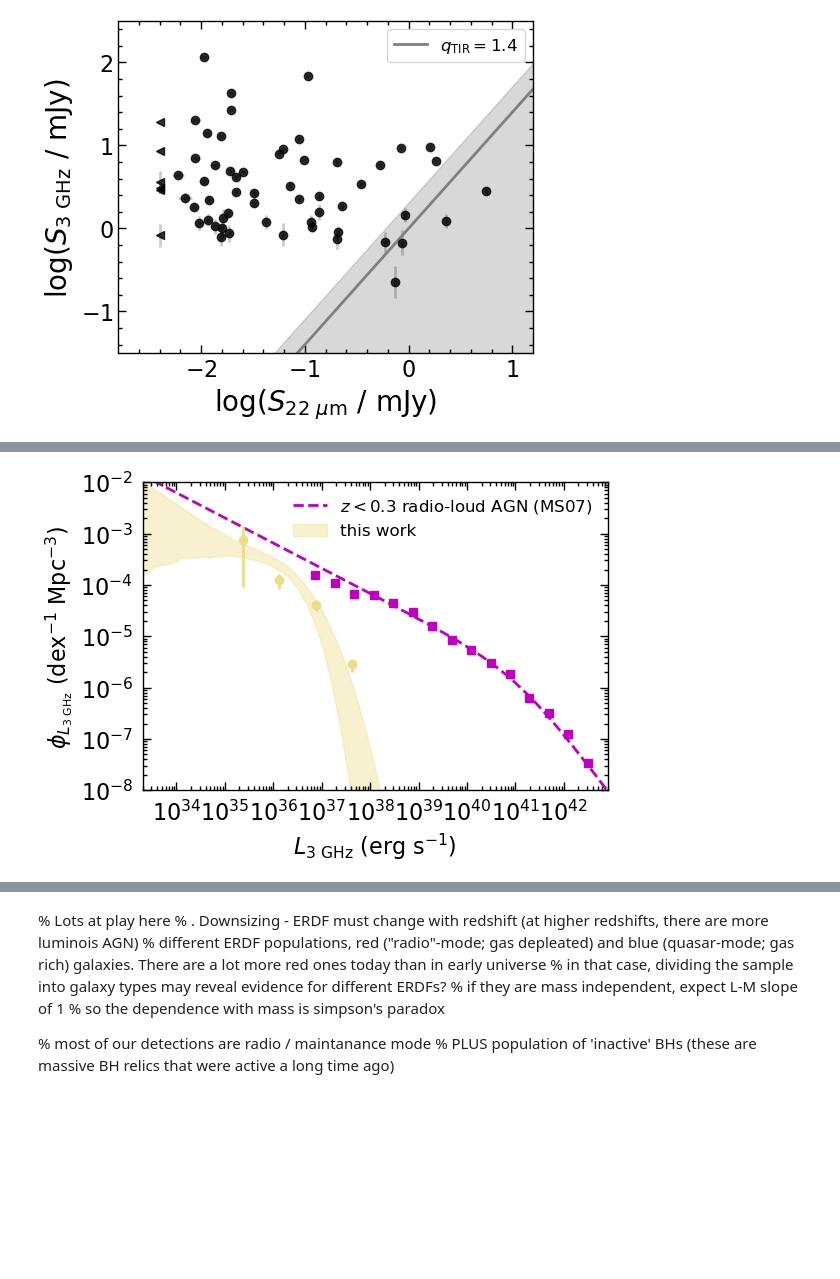
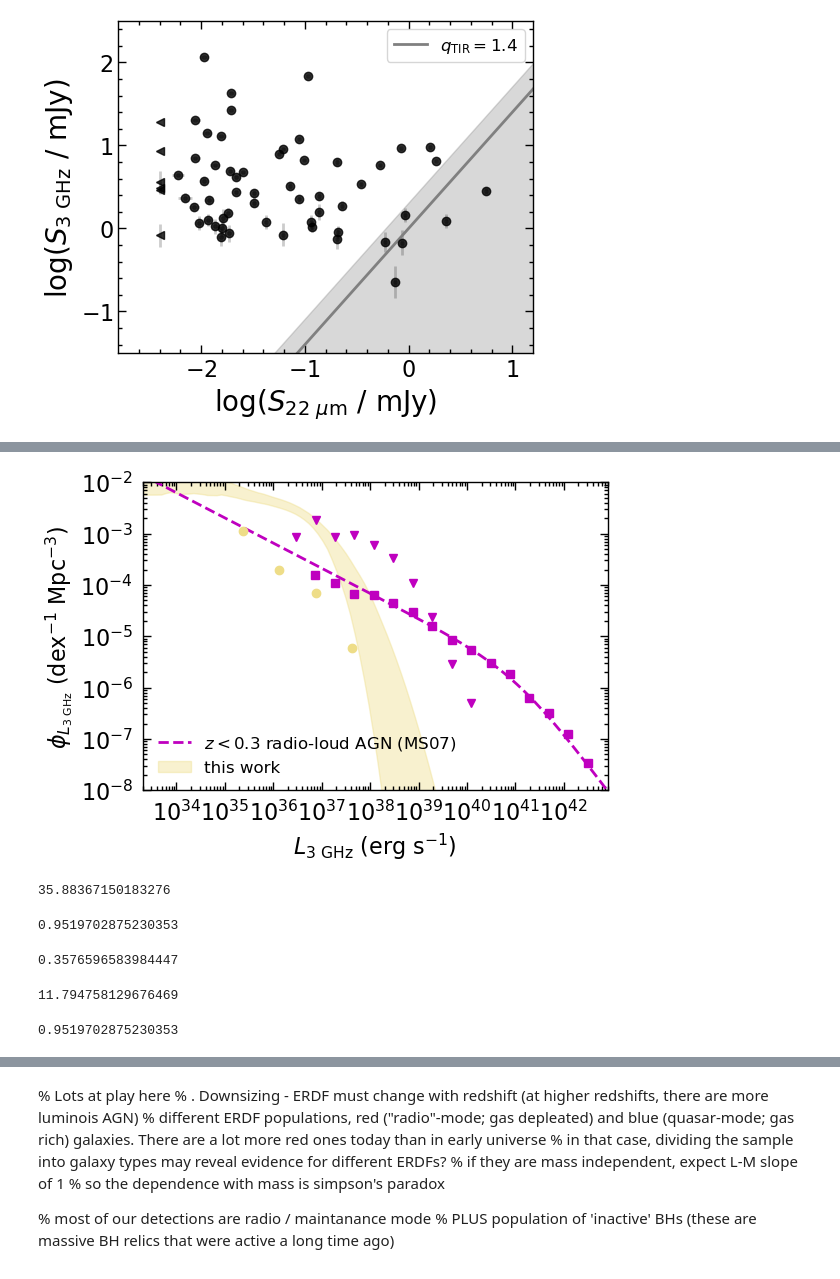
Before and after one commit to burke86/imbh_demographics, a Jupyter notebook: vla.ipynb, the cells around one changed output, grey strips where cells are left out. Saved outputs shown, nothing was run; the diff lists cells and outputs as text; code cells hidden in the pictures; blank space fills up the shorter version.

```diff
--- a/vla.ipynb
+++ b/vla.ipynb
@@ -50,7 +50,7 @@ def f_X(x, x0, f_a=1, delta=1, theta=2.5):
 
     return f_a * focc
 # %%
-def log_likelihood(theta, x, y, xerr, yerr, logLIR, logLIRerr, xp, yp):
+def log_likelihood(theta, x, y, xerr, yerr, logLIR, logLIRerr, xp, yp, p_obs):
 
     # parameters to be fit
     log_ms0, alpha, beta, log_f, f_a, log_delta, theta2 = theta
@@ -91,16 +91,16 @@ def log_likelihood(theta, x, y, xerr, yerr, logLIR, logLIRerr, xp, yp):
     #p_cens = p_obs[~mask_det] * (f_occ_cens * S[~mask_det] + 1 - f_occ_cens)
 
     # Numerical integration
-    dyI = 0.01 # Change this to make sure nothing bad happens
-    mask_pSF = p_SF > 1e-4 # Short-cut
+    dyI = 0.1 # Change this to make sure nothing bad happens
+    mask_pSF = p_SF > 1e-40 #1e-4 # Short-cut
     I = np.ones_like(f_BHOF)
     I[~mask_det & mask_pSF] = [np.trapz((1 - st.norm.sf(np.arange(-10, yi, dyI) - logL_SF[~mask_det & mask_pSF][i], scale=np.sqrt(s2_SF[~mask_det & mask_pSF][i])))*st.norm.pdf((np.arange(-10, yi, dyI) - alpha - beta*x[~mask_det & mask_pSF][i]), scale=np.sqrt(s2[~mask_det & mask_pSF][i])), dx=dyI) for i, yi in enumerate(y[~mask_det & mask_pSF])]
     I[~mask_det & ~mask_pSF] = S[~mask_det & ~mask_pSF]
     p_cens = f_BHOF[~mask_det] * I[~mask_det] + (1 - f_BHOF[~mask_det])
 
     # Clip
-    p_det = np.clip(p_det, 1e-12, 1)
-    p_cens = np.clip(p_cens, 1e-12, 1)
+    p_det = np.clip(p_obs[mask_det] * p_det, 1e-12, 1)
+    p_cens = np.clip(p_obs[~mask_det] * p_cens, 1e-12, 1)
 
     # Likelihood
     ll_det = np.log(p_det)
@@ -132,7 +132,7 @@ def log_likelihood_init(theta, x, y, xerr, yerr):
 def log_prior(theta):
     logms0, alpha, beta, log_f, f_a, log_delta, theta2 = theta
     # Priors
-    if -5.0 < logms0 < 5.0 and -5.0 < alpha < 5.0 and 0.0 < beta < 5.0 and -2.0 < log_f < 1.0 and 0 < f_a < 1 and -1 < log_delta < 10 and -5 < theta2 < 50:
+    if -5.0 < logms0 < 5.0 and -5.0 < alpha < 5.0 and 0.0 < beta < 5.0 and -2.0 < log_f < 1.0 and 0 < f_a < 1 and -1 < log_delta < 10 and 0.01 < theta2 < 50:
       return 0.0
     return -np.inf
 # %%
@@ -361,9 +361,8 @@ f_IR[data_50Mpc['W4mag']<0] = (L_IR / F2L)[data_50Mpc['W4mag']<0].to(u.mJy, equi
 f_IR[data_50Mpc['W4mag']<0] = 10**-2.4 # median
 ef_IR[data_50Mpc['W4mag']<0] = 0.3
 
-data_50Mpc['logLIR'] = np.log10(L_IR.value)
+data_50Mpc['logLIR'] = np.log10(L_IR.to(u.erg/u.s, equivalencies=u.spectral_density(22*u.um)).value)
 data_50Mpc['logLIR_err'] = 0.434 * (1/0.434 * ef_IR * F2L.value * L_IR.value) / L_IR.value
-
 
 mask_q = (ef_IR == 0.3) & (yerr > 0) & mask_valid
 
@@ -815,7 +985,6 @@ for i in range(Nsamp):
     # LX - Ms relation
     alpha_l = flat_samples[i,1]
     beta_l = flat_samples[i,2]
-    #sigma_l = np.sqrt(flat_samples[i,3]**2 + np.median(yerr[yerr>0])**2)
     sigma_l = flat_samples[i,3]
     fa = flat_samples[i,4]
     logms0_l = np.log10(3*1e10)
@@ -832,24 +1001,21 @@ for i in range(Nsamp):
     theta2i = flat_samples[i,6]
     x50i = flat_samples[i,0]
     foccs[:,i] = 1/(1 + xii * np.exp(-theta2i*(logms - x50i)))**(1/xii)
-    #bhmf1[:,i] = np.array([np.trapz(gsmf[:,i] * st.norm.pdf(logmbi-logms, loc=logmb-logms, scale=sigma_m)*dlogm) for logmbi in logmb])
-    #bhmf[:,i] = np.array([np.trapz(focci * gsmf[:,i] * st.norm.pdf(logmbi-logms, loc=logmb-logms, scale=sigma_m)*dlogm) for logmbi in logmb])
 
-    alpha_m_agn = np.random.normal(7.45, 0.08, size=1)
-    beta_m_agn = np.random.normal(1.05, 0.11, size=1)
-    sigma_m_agn = np.random.normal(0.24, 0.02, size=1) # Assume 10% error on scatter
-    logms0_m_agn = 11
+    #alpha_m_agn = np.random.normal(7.45, 0.08, size=1)
+    #beta_m_agn = np.random.normal(1.05, 0.11, size=1)
+    #sigma_m_agn = np.random.normal(0.24, 0.02, size=1) # Assume 10% error on scatter
+    #logms0_m_agn = 11
 
     # grid
-    logmb_agn = alpha_m_agn + beta_m_agn*(logms - logms0_m_agn)
-    mb_agn = 10**logmb_agn
-    dmb_agn = np.diff(mb_agn)
+    #logmb_agn = alpha_m_agn + beta_m_agn*(logms - logms0_m_agn)
+    #mb_agn = 10**logmb_agn
+    #dmb_agn = np.diff(mb_agn)
 
-    bhmf_agn[:,i] = np.array([np.trapz(foccs[:,i] * gsmf[:,i] * st.norm.pdf(logmbi-logms, loc=logmb_agn-logms, scale=sigma_m_agn)*dlogm) for logmbi in logmb_agn])
+    #bhmf_agn[:,i] = np.array([np.trapz(foccs[:,i] * gsmf[:,i] * st.norm.pdf(logmbi-logms, loc=logmb_agn-logms, scale=sigma_m_agn)*dlogm) for logmbi in logmb_agn])
 
     # Convolve
     # fa
-    #bhlf[:,i] = np.array([np.trapz(fa * foccs[:,i] * gsmf[:,i] * st.norm.pdf(logli-logms, loc=logl-logms, scale=sigma_l)*dlogl) for logli in logl])
     bhlf[:,i] = np.array([np.trapz(fa * foccs[:,i] * gsmf[:,i] * st.norm.pdf(logli-logms, loc=logl-logms, scale=sigma_l)*dlogm) for logli in logl])
 
 
@@ -868,8 +1034,8 @@ dat = ascii.read('mauch_agn.dat')
 ax3.errorbar((10**dat['col1']*u.W/u.Hz).to(u.erg/u.s, equivalencies=u.spectral_density(3*u.GHz)),
              10**dat['col2'] * (3/1.4)**-0.5, linestyle='none', marker='s', color='m')
 dat = ascii.read('mauch_sf.dat')
-#ax3.errorbar((10**dat['col1']*u.W/u.Hz).to(u.erg/u.s, equivalencies=u.spectral_density(3*u.GHz)),
-#             10**dat['col2'], linestyle='none', marker='v', color='m')
+ax3.errorbar((10**dat['col1']*u.W/u.Hz).to(u.erg/u.s, equivalencies=u.spectral_density(3*u.GHz)),
+             10**dat['col2'] * (3/1.4)**-0.5, linestyle='none', marker='v', color='m')
 
 #dat = ascii.read('lts.txt')
 #ax3.errorbar((10**dat['col1']*u.W/u.Hz).to(u.erg/u.s, equivalencies=u.spectral_density(3*u.GHz)),
@@ -877,39 +1043,55 @@ dat = ascii.read('mauch_sf.dat')
 
 ##### 1/Vmax #####
 bins = np.linspace(33.5, 38, 7)
-n, bins = np.histogram((y+yp)[(yerr > 0)], weights=(invVmax_l(y+yp))[(yerr > 0)], bins=bins)
-err, bins = np.histogram((y+yp)[(yerr > 0)], weights=((invVmax_l(y+yp))[(yerr > 0)])**2, bins=bins)
+n, bins = np.histogram((y+yp)[(yerr > 0)], weights=(invVmax_l(y+yp))[(yerr > 0)]/p_obs[(yerr > 0)], bins=bins)
+err, bins = np.histogram((y+yp)[(yerr > 0)], weights=((invVmax_l(y+yp))[(yerr > 0)]//p_obs[(yerr > 0)])**2, bins=bins)
 bin_centers = (bins[:-1] + bins[1:]) / 2
 ax3.errorbar(10**bin_centers, n, yerr=np.sqrt(err), linestyle='none', marker='o', color=color)
 
 ########
-ax3.fill_between(l[:-1], np.percentile(bhlf[:-1], 16, axis=1) * dlogl,
-           np.percentile(bhlf[:-1], 84, axis=1) * dlogl, color=color, alpha=0.4, label='this work')
+ax3.fill_between(l, np.percentile(bhlf, 16, axis=1),
+           np.percentile(bhlf, 84, axis=1), color=color, alpha=0.4, label='this work')
 #ax3.set_xlim(1e37, 1e48)
 ax3.set_xlim(2e33, 8e42)
 ax3.set_ylim(1e-8, 1e-2)
 ax3.set_xlabel(r'$L_{3\ {\rm{GHz}}}$ (erg s$^{-1}$)')
 ax3.set_ylabel(r'$\phi_{L_{3\ \rm{GHz}}}$ (dex$^{-1}$ Mpc$^{-3})$')
 ax3.legend(fontsize=12)
 
 locmaj = matplotlib.ticker.LogLocator(base=10,numticks=14)
 ax3.yaxis.set_major_locator(locmaj)
 locmin = matplotlib.ticker.LogLocator(base=10.0,subs=(0.1,0.2,0.3,0.4,0.5,0.6,0.7,0.8,0.9),numticks=14)
 ax3.yaxis.set_minor_locator(locmin)
 ax3.yaxis.set_minor_formatter(matplotlib.ticker.NullFormatter())
 ax3.tick_params(axis='y', which='major', pad=7)
 
 # Axis
 locmaj = matplotlib.ticker.LogLocator(base=10,numticks=14)
 ax3.xaxis.set_major_locator(locmaj)
 locmin = matplotlib.ticker.LogLocator(base=10.0,subs=(0.1,0.2,0.3,0.4,0.5,0.6,0.7,0.8,0.9),numticks=14)
 ax3.xaxis.set_minor_locator(locmin)
 ax3.xaxis.set_minor_formatter(matplotlib.ticker.NullFormatter())
 ax3.tick_params(axis='x', which='major', pad=7)
 fig3.savefig('lfradio.pdf', dpi=300)
-
-#  overplot the sample histograms
-
-# vol is > -30
 # %% [output]
-[figure, old version]
+[figure, new version]
+# %%
+alpha_l
+# %% [output]
+35.88367150183276
+# %%
+beta_l
+# %% [output]
+0.9519702875230353
+# %%
+sigma_l
+# %% [output]
+0.3576596583984447
+# %%
+x50i
+# %% [output]
+11.794758129676469
+# %%
+beta_l
+# %% [output]
+0.9519702875230353
```
Also changed, not shown: parts of 12 cells of this notebook, 1 other file.
